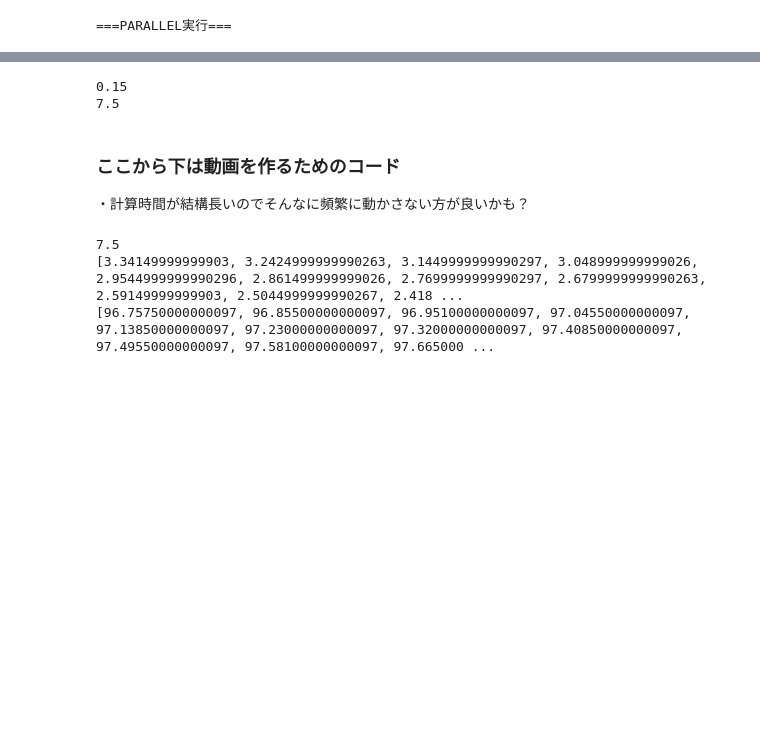
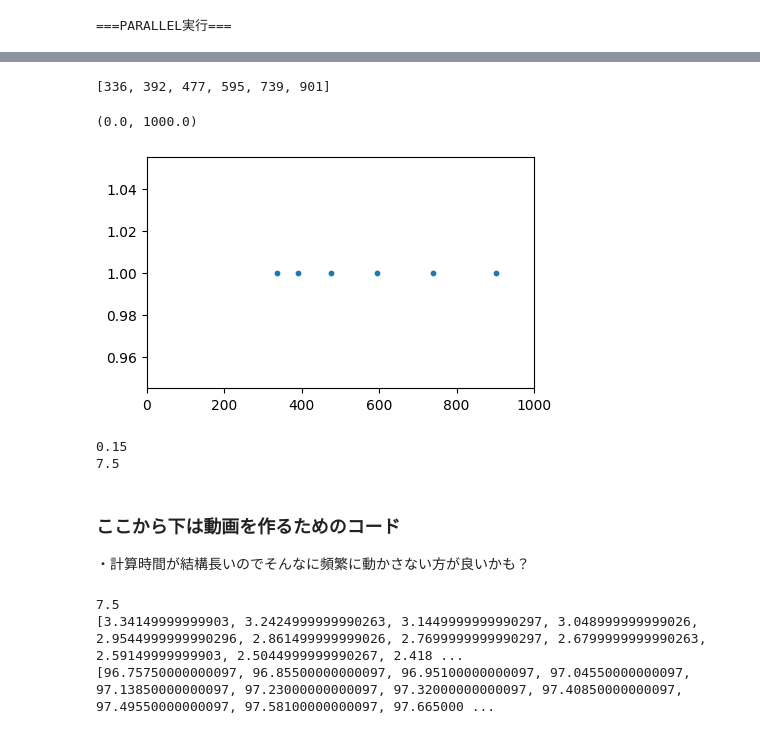
Before and after one commit to Aki-Fujita/drone_simulation, a Jupyter notebook: work/research_log/notebooks/simulation_scaled_fixed.ipynb, the cells around one changed output, grey strips where cells are left out. Saved outputs shown, nothing was run; the diff lists cells and outputs as text; code cells hidden in the pictures; blank space fills up the shorter version.

```diff
--- a/work/research_log/notebooks/simulation_scaled_fixed.ipynb
+++ b/work/research_log/notebooks/simulation_scaled_fixed.ipynb
@@ -122,3 +125,33 @@ simulation.graph_show_scaled()
+# %%
+# 到着時間のプロット
+drones = simulation.drone_list
+
+def calc_arrival_time(drone):
+    v_xList = drone.v_xList
+    for (idx, v_x) in enumerate(v_xList):
+        if idx > 0 and (v_x) == 0:
+            return idx
+        else:
+            continue
+
+def calc_filtered_arrival_time(dList):
+    arrivalTimeList = [calc_arrival_time(d) for d in dList]
+    return list(filter(lambda x:x is not None, arrivalTimeList))
+
+
+arrivalTimeList = [calc_arrival_time(drone) for drone in drones]
+filtered_time = list(filter(lambda x:x is not None, arrivalTimeList))
+print(filtered_time)
+# print(drones[0].v_xList[600:700])
+# print(drones[0].isFinished)
+
+plt.figure(figsize=(5,3))
+plt.scatter(np.array(filtered_time), np.ones(len(filtered_time))*drones[0].a, s=10, label=f"a={drones[0].a}")
+plt.xlim(0, TOTAL_TIME / time_step)
+# %% [output]
+[336, 392, 477, 595, 739, 901]
+(0.0, 1000.0)
+[figure, added]
 # %%
 l = simulation.drone_list[0]
 print(l.min_acc)
```
Also changed, not shown: parts of 9 cells of this notebook, 5 other files.
